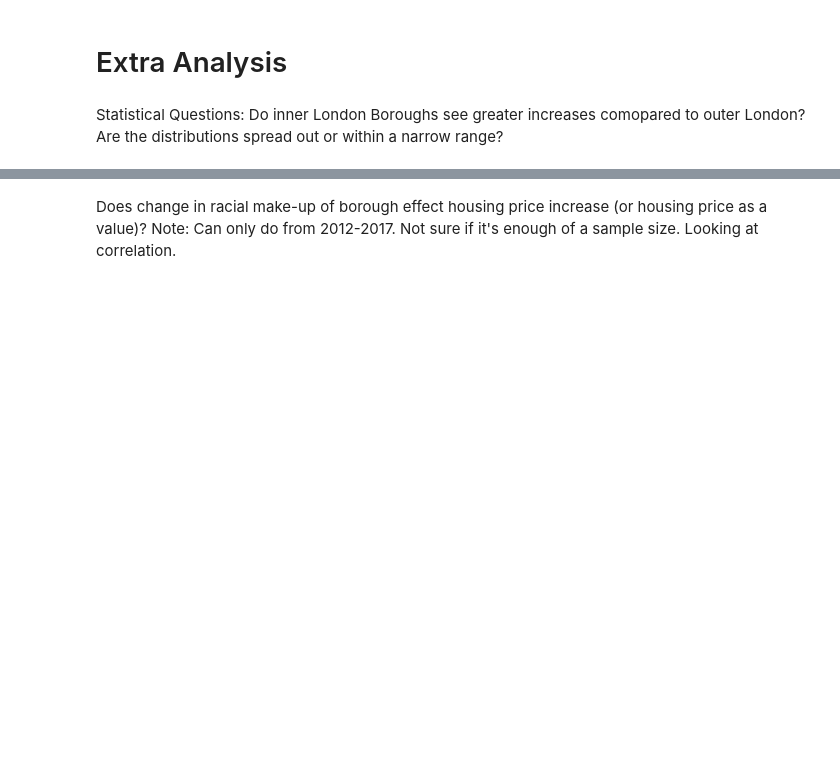
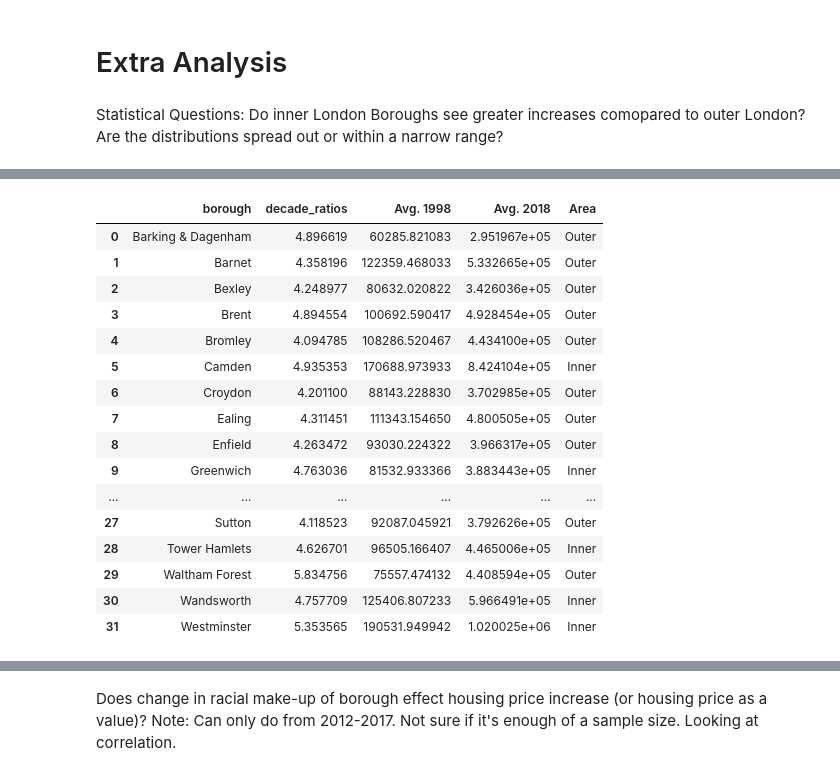
Before and after one commit to jensensj/CourseWork, a Jupyter notebook: Unit 4 Challenge - Tier 3.ipynb, the cells around one changed output, grey strips where cells are left out. Saved outputs shown, nothing was run; the diff lists cells and outputs as text; code cells hidden in the pictures; blank space fills up the shorter version.

```diff
--- a/Unit 4 Challenge - Tier 3.ipynb
+++ b/Unit 4 Challenge - Tier 3.ipynb
@@ -316,0 +350,20 @@ Statistical Questions: Do inner London Boroughs see greater increases comopared
+# %%
+final_res
+# %% [output]
+|  | borough | decade_ratios | Avg. 1998 | Avg. 2018 | Area |
+| 0 | Barking & Dagenham | 4.896619 | 60285.821083 | 2.951967e+05 | Outer |
+| 1 | Barnet | 4.358196 | 122359.468033 | 5.332665e+05 | Outer |
+| 2 | Bexley | 4.248977 | 80632.020822 | 3.426036e+05 | Outer |
+| 3 | Brent | 4.894554 | 100692.590417 | 4.928454e+05 | Outer |
+| 4 | Bromley | 4.094785 | 108286.520467 | 4.434100e+05 | Outer |
+| 5 | Camden | 4.935353 | 170688.973933 | 8.424104e+05 | Inner |
+| 6 | Croydon | 4.201100 | 88143.228830 | 3.702985e+05 | Outer |
+| 7 | Ealing | 4.311451 | 111343.154650 | 4.800505e+05 | Outer |
+| 8 | Enfield | 4.263472 | 93030.224322 | 3.966317e+05 | Outer |
+| 9 | Greenwich | 4.763036 | 81532.933366 | 3.883443e+05 | Inner |
+| ... | ... | ... | ... | ... | ... |
+| 27 | Sutton | 4.118523 | 92087.045921 | 3.792626e+05 | Outer |
+| 28 | Tower Hamlets | 4.626701 | 96505.166407 | 4.465006e+05 | Inner |
+| 29 | Waltham Forest | 5.834756 | 75557.474132 | 4.408594e+05 | Outer |
+| 30 | Wandsworth | 4.757709 | 125406.807233 | 5.966491e+05 | Inner |
+| 31 | Westminster | 5.353565 | 190531.949942 | 1.020025e+06 | Inner |
```
Also changed, not shown: parts of 26 cells of this notebook.
